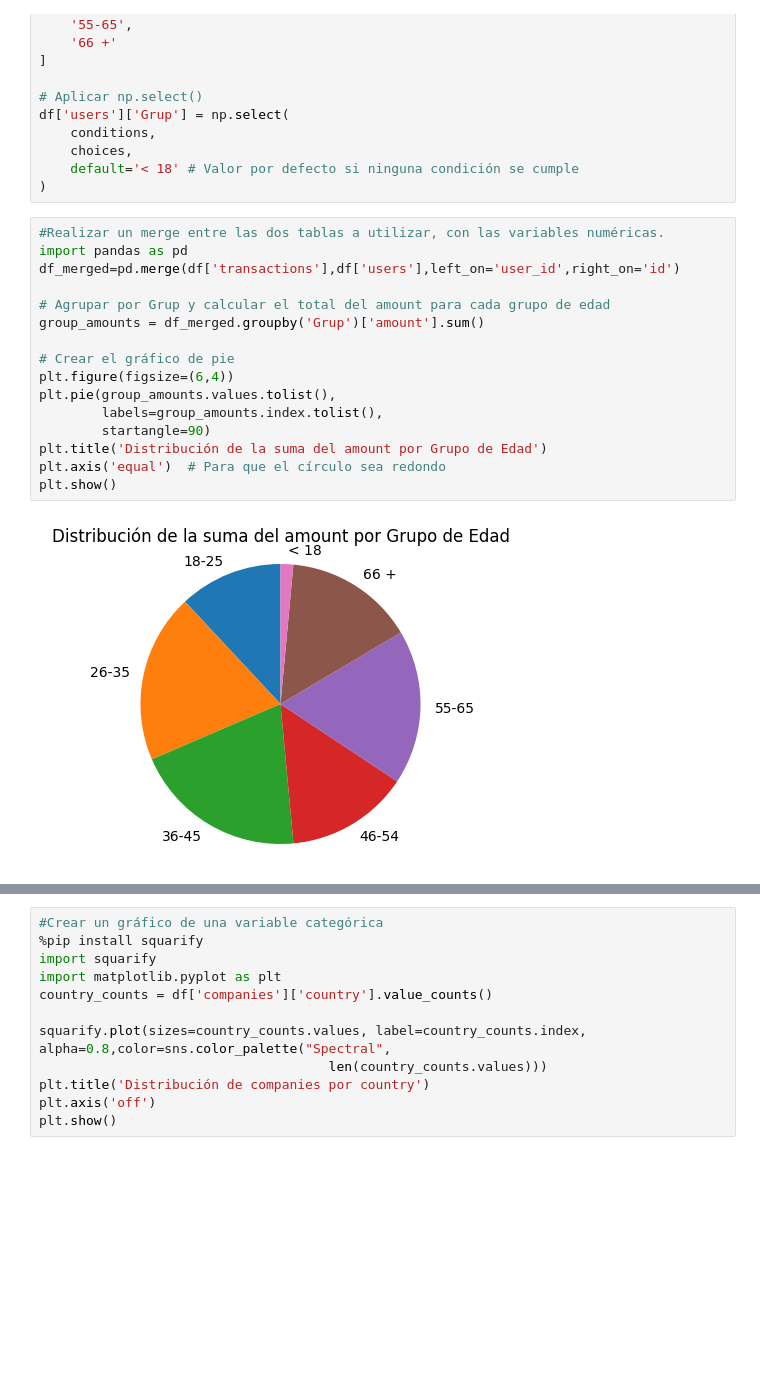
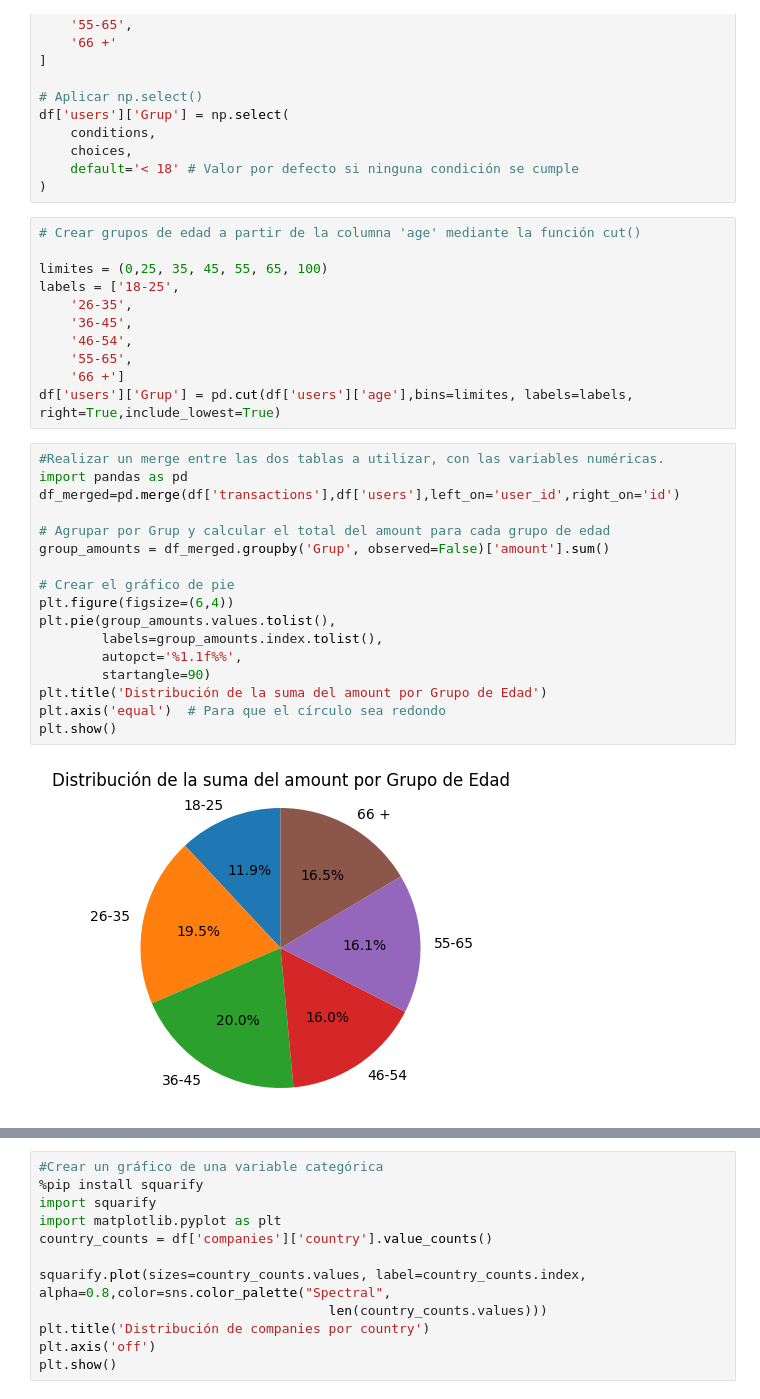
Before and after one commit to jp-roma/data_analytics_it_academy, a Jupyter notebook: Sprint _11: Visualització de Dades - sense maquetar/Sprint 11.ipynb, the cells around one changed output, grey strips where cells are left out. Drawn from its saved outputs; the diff is of its cells as text; blank space fills up the shorter version.

```diff
--- a/Sprint _11: Visualització de Dades - sense maquetar/Sprint 11.ipynb
+++ b/Sprint _11: Visualització de Dades - sense maquetar/Sprint 11.ipynb
@@ -82,22 +82,34 @@ df['users']['Grup'] = np.select(
     choices,
     default='< 18' # Valor por defecto si ninguna condición se cumple
 )
+# %%
+# Crear grupos de edad a partir de la columna 'age' mediante la función cut()
+
+limites = (0,25, 35, 45, 55, 65, 100)
+labels = ['18-25',
+    '26-35',
+    '36-45',
+    '46-54',
+    '55-65',
+    '66 +']
+df['users']['Grup'] = pd.cut(df['users']['age'],bins=limites, labels=labels, right=True,include_lowest=True)
 # %%
 #Realizar un merge entre las dos tablas a utilizar, con las variables numéricas.
 import pandas as pd
 df_merged=pd.merge(df['transactions'],df['users'],left_on='user_id',right_on='id')
 
 # Agrupar por Grup y calcular el total del amount para cada grupo de edad
-group_amounts = df_merged.groupby('Grup')['amount'].sum()
+group_amounts = df_merged.groupby('Grup', observed=False)['amount'].sum()
 
 # Crear el gráfico de pie
 plt.figure(figsize=(6,4))
 plt.pie(group_amounts.values.tolist(),
         labels=group_amounts.index.tolist(),
+        autopct='%1.1f%%',
         startangle=90)
 plt.title('Distribución de la suma del amount por Grupo de Edad')
 plt.axis('equal')  # Para que el círculo sea redondo
 plt.show()
 # %% [output]
-[figure, old version]
+[figure, new version]
 # %% [markdown]
```
Also changed, not shown: parts of 2 cells of this notebook.
